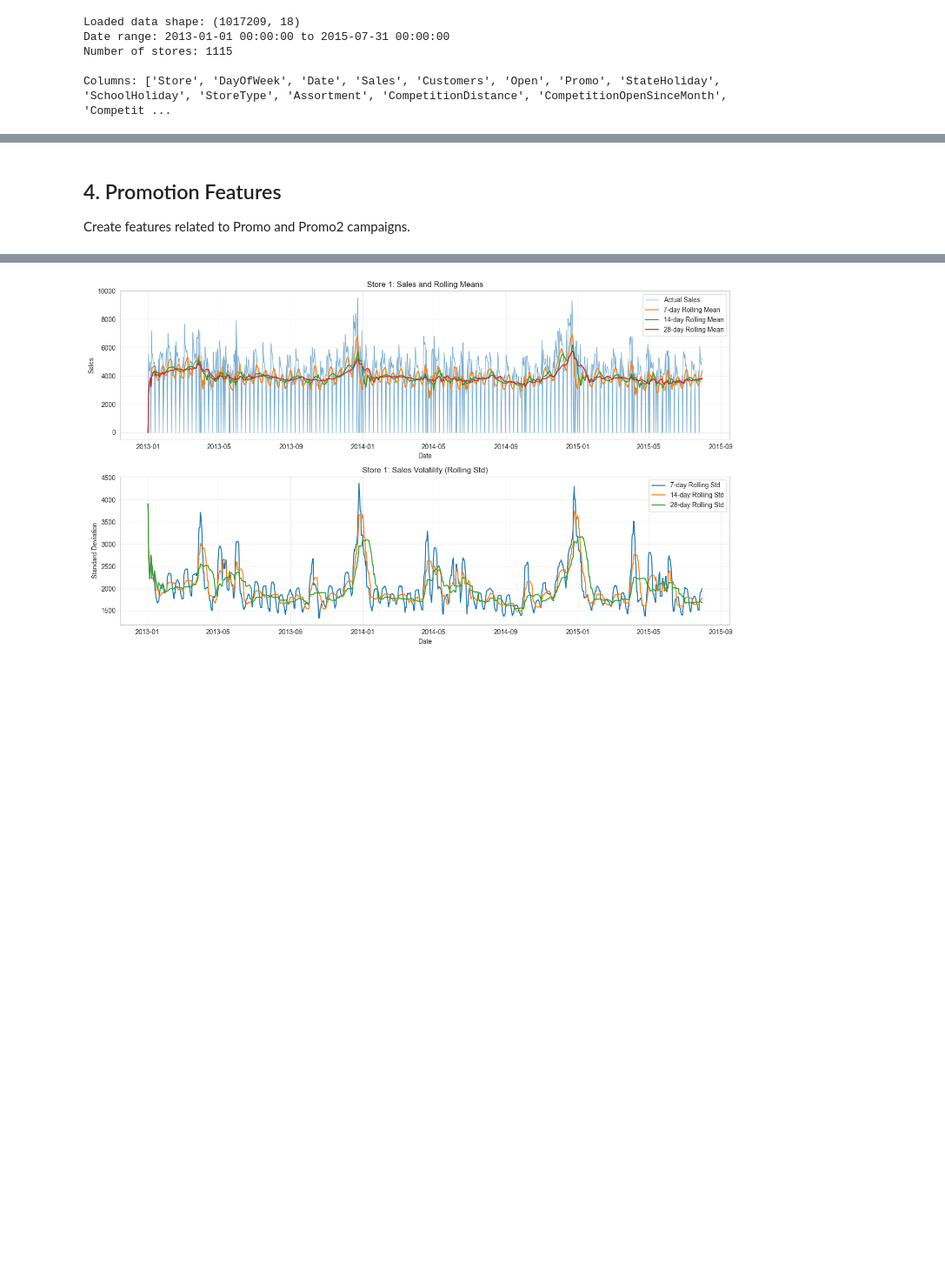
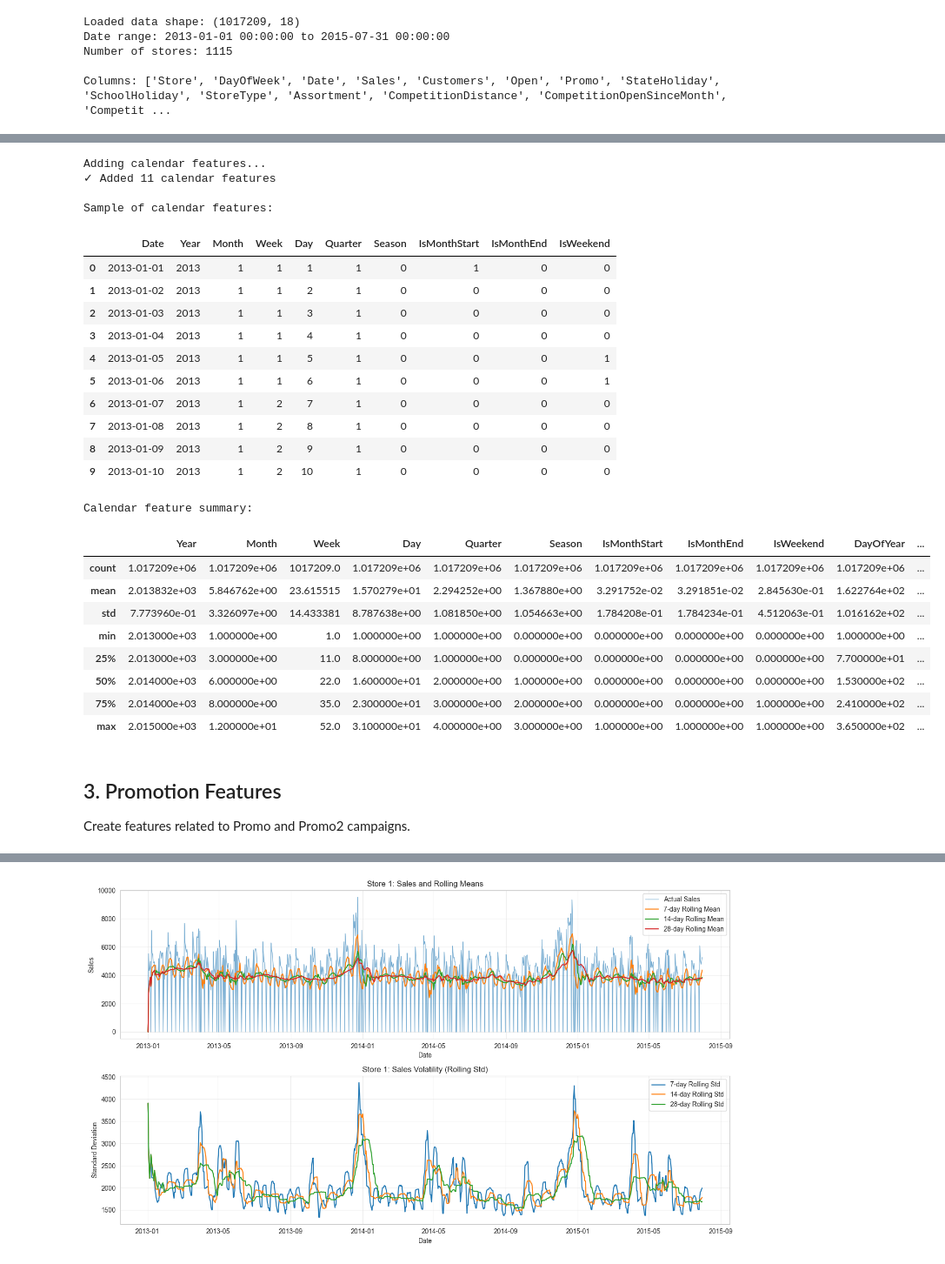
Before and after one commit to bradleyboehmke/rossmann-forecasting, a Jupyter notebook: notebooks/02-feature-engineering.ipynb, the cells around one changed output, grey strips where cells are left out. Shown at 87% size. Cells and saved outputs as stored; diff of their text form; code cells hidden in the pictures; blank space fills up the shorter version.

```diff
--- a/notebooks/02-feature-engineering.ipynb
+++ b/notebooks/02-feature-engineering.ipynb
@@ -49,7 +41,7 @@ Setup complete!
 ## 1. Load Cleaned Data
 # %%
 # Load cleaned data from Phase 1
-df = read_parquet('../data/processed/train_clean.parquet')
+df = pd.read_parquet('../data/processed/train_clean.parquet')
 
 print(f"Loaded data shape: {df.shape}")
 print(f"Date range: {df['Date'].min()} to {df['Date'].max()}")
@@ -66,12 +55,0 @@ Columns: ['Store', 'DayOfWeek', 'Date', 'Sales', 'Customers', 'Open', 'Promo', '
-# %%
-# Load feature engineering config from params.yaml
-with open('../config/params.yaml', 'r') as f:
-    params = yaml.safe_load(f)
-
-feature_config = params['features']
-
-print("Feature Engineering Configuration:")
-print(f"  Lags: {feature_config['lags']}")
-print(f"  Rolling windows: {feature_config['rolling_windows']}")
-print(f"  Include promo features: {feature_config['include_promo_features']}")
-print(f"  Include competition features: {feature_config['include_competition_features']}")
@@ -126,4 +60,68 @@ Calendar feature summary:
+# %%
+# Add calendar features
+print("Adding calendar features...")
+df_cal = df.copy()
+
+# Extract basic date components
+df_cal['Year'] = df_cal['Date'].dt.year
+df_cal['Month'] = df_cal['Date'].dt.month
+df_cal['Week'] = df_cal['Date'].dt.isocalendar().week
+df_cal['Day'] = df_cal['Date'].dt.day
+df_cal['Quarter'] = df_cal['Date'].dt.quarter
+
+# Season (0=Winter, 1=Spring, 2=Summer, 3=Fall)
+df_cal['Season'] = (df_cal['Month'] % 12 // 3)
+
+# Month start/end indicators
+df_cal['IsMonthStart'] = df_cal['Date'].dt.is_month_start.astype(int)
+df_cal['IsMonthEnd'] = df_cal['Date'].dt.is_month_end.astype(int)
+
+# Weekend indicator (Saturday=5, Sunday=6 in DayOfWeek)
+df_cal['IsWeekend'] = ((df_cal['DayOfWeek'] == 6) | (df_cal['DayOfWeek'] == 7)).astype(int)
+
+# Day of year
+df_cal['DayOfYear'] = df_cal['Date'].dt.dayofyear
+
+# Week of month (approximate)
+df_cal['WeekOfMonth'] = (df_cal['Day'] - 1) // 7 + 1
+
+calendar_cols = ['Year', 'Month', 'Week', 'Day', 'Quarter', 'Season',
+                 'IsMonthStart', 'IsMonthEnd', 'IsWeekend', 'DayOfYear', 'WeekOfMonth']
+
+print(f"✓ Added {len(calendar_cols)} calendar features")
+
+print("\nSample of calendar features:")
+display(df_cal[['Date'] + calendar_cols[:9]].head(10))
+
+print("\nCalendar feature summary:")
+display(df_cal[calendar_cols].describe())
+# %% [output]
+Adding calendar features...
+✓ Added 11 calendar features
+
+Sample of calendar features:
+|  | Date | Year | Month | Week | Day | Quarter | Season | IsMonthStart | IsMonthEnd | IsWeekend |
+| 0 | 2013-01-01 | 2013 | 1 | 1 | 1 | 1 | 0 | 1 | 0 | 0 |
+| 1 | 2013-01-02 | 2013 | 1 | 1 | 2 | 1 | 0 | 0 | 0 | 0 |
+| 2 | 2013-01-03 | 2013 | 1 | 1 | 3 | 1 | 0 | 0 | 0 | 0 |
+| 3 | 2013-01-04 | 2013 | 1 | 1 | 4 | 1 | 0 | 0 | 0 | 0 |
+| 4 | 2013-01-05 | 2013 | 1 | 1 | 5 | 1 | 0 | 0 | 0 | 1 |
+| 5 | 2013-01-06 | 2013 | 1 | 1 | 6 | 1 | 0 | 0 | 0 | 1 |
+| 6 | 2013-01-07 | 2013 | 1 | 2 | 7 | 1 | 0 | 0 | 0 | 0 |
+| 7 | 2013-01-08 | 2013 | 1 | 2 | 8 | 1 | 0 | 0 | 0 | 0 |
+| 8 | 2013-01-09 | 2013 | 1 | 2 | 9 | 1 | 0 | 0 | 0 | 0 |
+| 9 | 2013-01-10 | 2013 | 1 | 2 | 10 | 1 | 0 | 0 | 0 | 0 |
+Calendar feature summary:
+|  | Year | Month | Week | Day | Quarter | Season | IsMonthStart | IsMonthEnd | IsWeekend | DayOfYear | ... |
+| count | 1.017209e+06 | 1.017209e+06 | 1017209.0 | 1.017209e+06 | 1.017209e+06 | 1.017209e+06 | 1.017209e+06 | 1.017209e+06 | 1.017209e+06 | 1.017209e+06 | ... |
+| mean | 2.013832e+03 | 5.846762e+00 | 23.615515 | 1.570279e+01 | 2.294252e+00 | 1.367880e+00 | 3.291752e-02 | 3.291851e-02 | 2.845630e-01 | 1.622764e+02 | ... |
+| std | 7.773960e-01 | 3.326097e+00 | 14.433381 | 8.787638e+00 | 1.081850e+00 | 1.054663e+00 | 1.784208e-01 | 1.784234e-01 | 4.512063e-01 | 1.016162e+02 | ... |
+| min | 2.013000e+03 | 1.000000e+00 | 1.0 | 1.000000e+00 | 1.000000e+00 | 0.000000e+00 | 0.000000e+00 | 0.000000e+00 | 0.000000e+00 | 1.000000e+00 | ... |
+| 25% | 2.013000e+03 | 3.000000e+00 | 11.0 | 8.000000e+00 | 1.000000e+00 | 0.000000e+00 | 0.000000e+00 | 0.000000e+00 | 0.000000e+00 | 7.700000e+01 | ... |
+| 50% | 2.014000e+03 | 6.000000e+00 | 22.0 | 1.600000e+01 | 2.000000e+00 | 1.000000e+00 | 0.000000e+00 | 0.000000e+00 | 0.000000e+00 | 1.530000e+02 | ... |
+| 75% | 2.014000e+03 | 8.000000e+00 | 35.0 | 2.300000e+01 | 3.000000e+00 | 2.000000e+00 | 0.000000e+00 | 0.000000e+00 | 1.000000e+00 | 2.410000e+02 | ... |
+| max | 2.015000e+03 | 1.200000e+01 | 52.0 | 3.100000e+01 | 4.000000e+00 | 3.000000e+00 | 1.000000e+00 | 1.000000e+00 | 1.000000e+00 | 3.650000e+02 | ... |
 # %% [markdown]
-## 4. Promotion Features
+## 3. Promotion Features
 
 Create features related to Promo and Promo2 campaigns.
```
Also changed, not shown: parts of 24 cells of this notebook, 54 other files.
